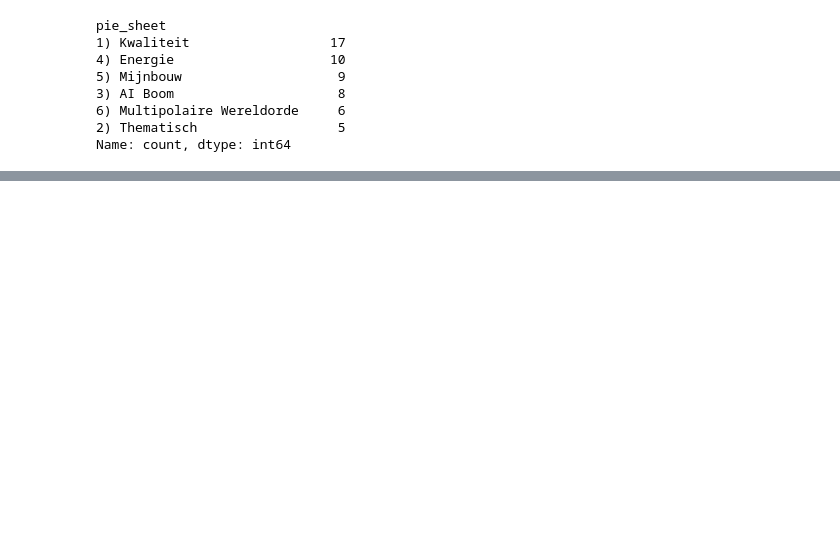
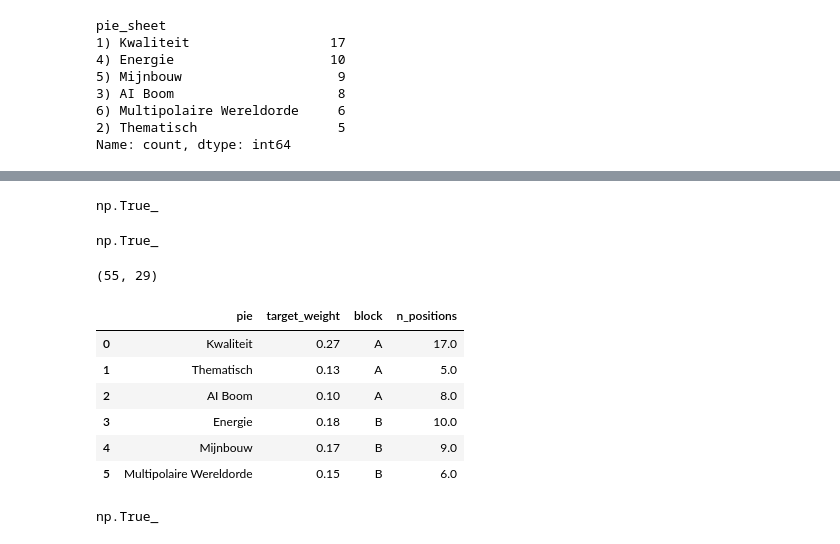
Before and after one commit to caswvandersteen/Investment-Portfolio-Analysis, a Jupyter notebook: notebooks/01_load_holdings.ipynb, the cells around one changed output, grey strips where cells are left out. Cells and saved outputs as stored; diff of their text form; code cells hidden in the pictures; blank space fills up the shorter version.

Commit message:
Add validation checks against Portfolio sheet

```diff
--- a/notebooks/01_load_holdings.ipynb
+++ b/notebooks/01_load_holdings.ipynb
@@ -146,23 +133,20 @@ pie_weight_sum(quality_holdings)
 # %% [output]
 1.0000000000000004
 # %%
-def read_holdings(path, sheet_name):
-    """Read the holdings table from one pie sheet.
+def read_table(path, sheet_name, header_label):
+    """Read a table from a sheet whose header row starts with header_label.
 
-    Finds the header row (first column equals "Ticker"), re-reads the sheet
-    from that row and cuts the table off at the first empty ticker.
+    Finds the header row (first column equals header_label), re-reads the
+    sheet from that row and cuts the table off at the first empty cell in
+    the first column.
     """
-    # 1. Read the sheet without a header and find the header row
     raw = pd.read_excel(path, sheet_name=sheet_name, header=None)
-    header_mask = raw[0] == "Ticker"
-    header_row = raw[header_mask].index[0]
+    header_row = raw[raw[0] == header_label].index[0]
 
-    # 2. Re-read the sheet with the correct header row
     table = pd.read_excel(path, sheet_name=sheet_name, header=header_row)
 
-    # 3. Cut the table off at the first empty ticker
-    empty_ticker_mask = table["Ticker"].isna()
-    first_empty = table.index[empty_ticker_mask][0]
+    first_col = table.columns[0]
+    first_empty = table.index[table[first_col].isna()][0]
     return table.iloc[:first_empty]
 # %%
 read_holdings(DATA_PATH, "1) Kwaliteit").shape
@@ -314,0 +370,39 @@ list(all_holdings.columns)
+# %%
+TOLERANCE = 1e-9
+
+pie_check = (pie_sums - 1).abs() < TOLERANCE
+pie_check.all()
+# %% [output]
+np.True_
+# %%
+total_weight = all_holdings["weight_in_portfolio"].sum()
+abs(total_weight - 1) < TOLERANCE
+# %% [output]
+np.True_
+# %%
+all_holdings.shape
+# %% [output]
+(55, 29)
+# %%
+targets = read_table(DATA_PATH, "Portfolio", "Pie")
+targets = targets[targets["Pie"] != "Totaal"]
+targets = targets.rename(columns={"Pie": "pie", "Doelgewicht": "target_weight", "Blok": "block", "Posities": "n_positions"})
+targets["target_weight"] = pd.to_numeric(targets["target_weight"])
+targets["n_positions"] = pd.to_numeric(targets["n_positions"])
+targets[["pie", "target_weight", "block", "n_positions"]]
+# %% [output]
+|  | pie | target_weight | block | n_positions |
+| 0 | Kwaliteit | 0.27 | A | 17.0 |
+| 1 | Thematisch | 0.13 | A | 5.0 |
+| 2 | AI Boom | 0.10 | A | 8.0 |
+| 3 | Energie | 0.18 | B | 10.0 |
+| 4 | Mijnbouw | 0.17 | B | 9.0 |
+| 5 | Multipolaire Wereldorde | 0.15 | B | 6.0 |
+# %%
+actual = all_holdings.groupby("pie")["weight_in_portfolio"].sum()
+target = targets.set_index("pie")["target_weight"]
+
+target_check = (actual - target).abs() < TOLERANCE
+target_check.all()
+# %% [output]
+np.True_
```
Also changed, not shown: parts of 16 cells of this notebook.
